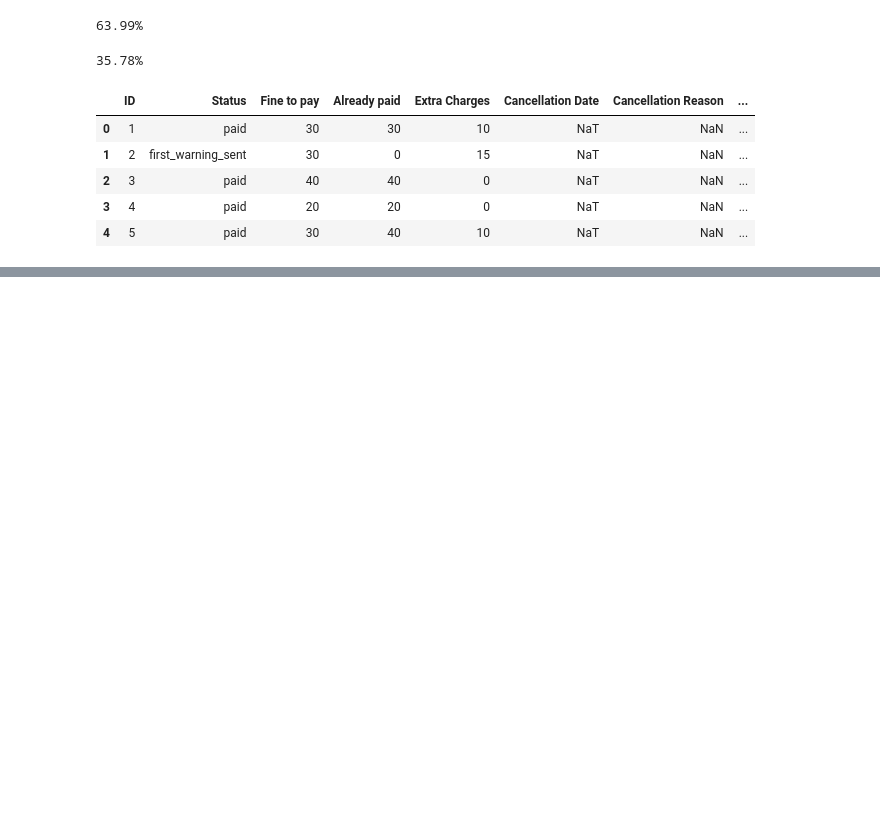
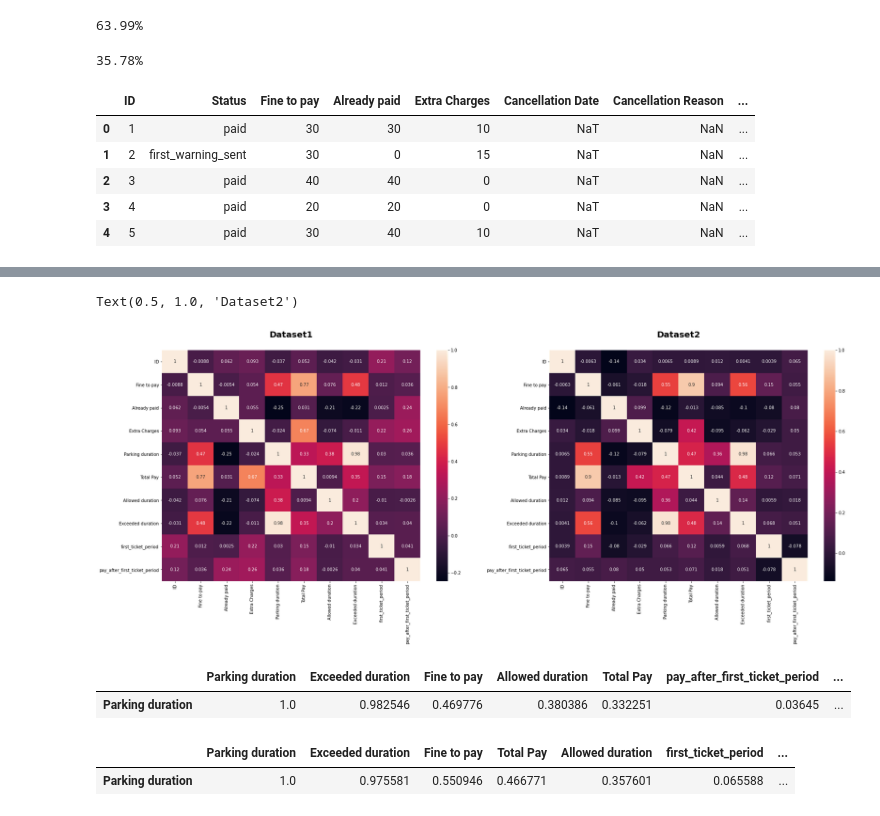
Before and after one commit to ANH2510/Parking-Service, a Jupyter notebook: challenge_1.ipynb, the cells around one changed output, grey strips where cells are left out. Drawn from its saved outputs; the diff is of its cells as text; code cells hidden in the pictures; blank space fills up the shorter version.

```diff
--- a/challenge_1.ipynb
+++ b/challenge_1.ipynb
@@ -110,0 +115,12 @@ Text(0, 0.5, 'first_ticket_period')
+# %%
+#What can you find out about offence specific statistics and general behavior of parking-offenders?
+
+fig, (ax1, ax2) = plt.subplots(ncols = 2, nrows = 1, figsize = (30,10))
+
+sns.heatmap(data1.corr(), annot=True, ax=ax1)
+ax1.set_title("Dataset1", weight = "bold", fontsize = 20, pad = 30)
+sns.heatmap(data2.corr(), annot=True, ax=ax2)
+ax2.set_title("Dataset2", weight = "bold", fontsize = 20, pad = 30)
+# %% [output]
+Text(0.5, 1.0, 'Dataset2')
+[figure, added]
@@ -110,0 +129,10 @@ Text(0, 0.5, 'first_ticket_period')
+# %%
+data1.corr()["Parking duration"].sort_values(ascending = False).to_frame().T
+# %% [output]
+|  | Parking duration | Exceeded duration | Fine to pay | Allowed duration | Total Pay | pay_after_first_ticket_period | ... |
+| Parking duration | 1.0 | 0.982546 | 0.469776 | 0.380386 | 0.332251 | 0.03645 | ... |
+# %%
+data2.corr()["Parking duration"].sort_values(ascending = False).to_frame().T
+# %% [output]
+|  | Parking duration | Exceeded duration | Fine to pay | Total Pay | Allowed duration | first_ticket_period | ... |
+| Parking duration | 1.0 | 0.975581 | 0.550946 | 0.466771 | 0.357601 | 0.065588 | ... |
```
Also changed, not shown: parts of 17 cells of this notebook.
